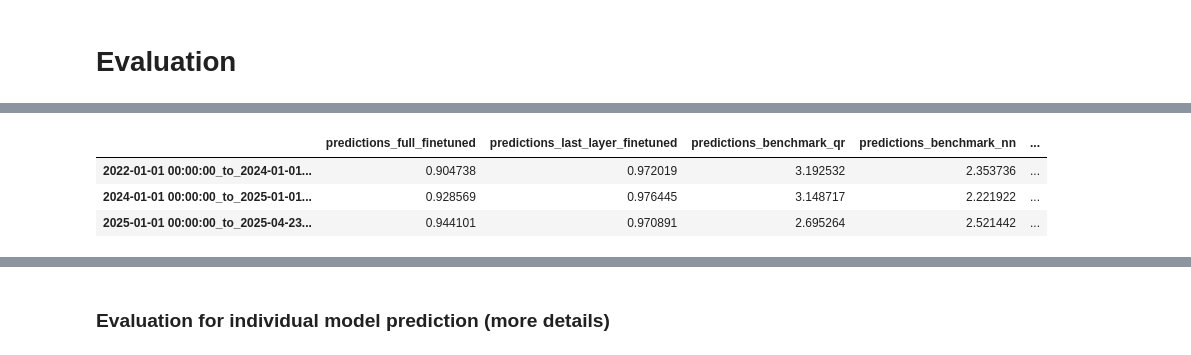
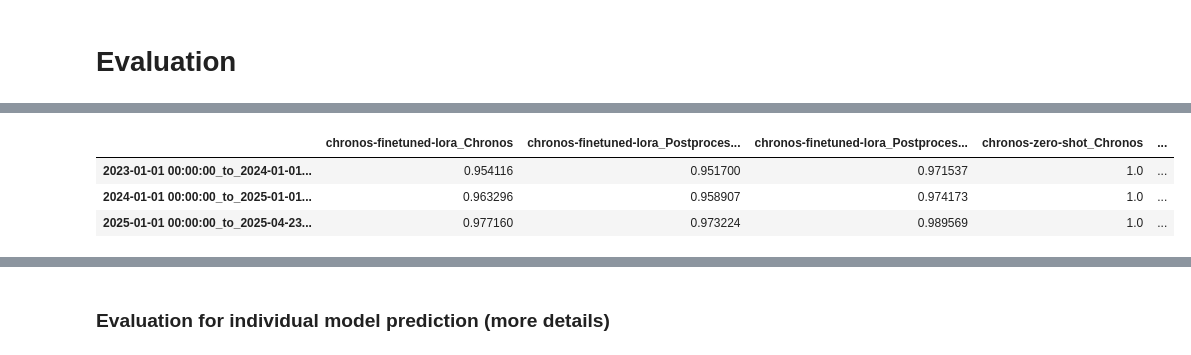
Before and after one commit to LouisSko/master-thesis, a Jupyter notebook: notebook.ipynb, the cells around one changed output, grey strips where cells are left out. Cells and saved outputs as stored; diff of their text form; code cells hidden in the pictures.

```diff
--- a/notebook.ipynb
+++ b/notebook.ipynb
@@ -482,0 +412,2 @@ get_crps_scores(all_predictions,
+# %%
+results = load_predictions(prediction_dirs="./results/pipeline/")
@@ -483,12 +474,12 @@ get_crps_scores(all_predictions,
 # %%
-get_crps_by_period(all_predictions,
+get_crps_by_period(results,
                    lead_times=None,
                    item_ids=None,
-                   reference_predictions="predictions_chronos_raw",
+                   reference_predictions="chronos-zero-shot_Chronos",
                    date_splits=[pd.Timestamp("01-01-2024"),
                                 pd.Timestamp("01-01-2025")])
 # %% [output]
-|  | predictions_full_finetuned | predictions_last_layer_finetuned | predictions_benchmark_qr | predictions_benchmark_nn | ... |
-| 2022-01-01 00:00:00_to_2024-01-01... | 0.904738 | 0.972019 | 3.192532 | 2.353736 | ... |
-| 2024-01-01 00:00:00_to_2025-01-01... | 0.928569 | 0.976445 | 3.148717 | 2.221922 | ... |
-| 2025-01-01 00:00:00_to_2025-04-23... | 0.944101 | 0.970891 | 2.695264 | 2.521442 | ... |
+|  | chronos-finetuned-lora_Chronos | chronos-finetuned-lora_Postproces... | chronos-finetuned-lora_Postproces... | chronos-zero-shot_Chronos | ... |
+| 2023-01-01 00:00:00_to_2024-01-01... | 0.954116 | 0.951700 | 0.971537 | 1.0 | ... |
+| 2024-01-01 00:00:00_to_2025-01-01... | 0.963296 | 0.958907 | 0.974173 | 1.0 | ... |
+| 2025-01-01 00:00:00_to_2025-04-23... | 0.977160 | 0.973224 | 0.989569 | 1.0 | ... |
```
Also changed, not shown: parts of 95 cells of this notebook.
